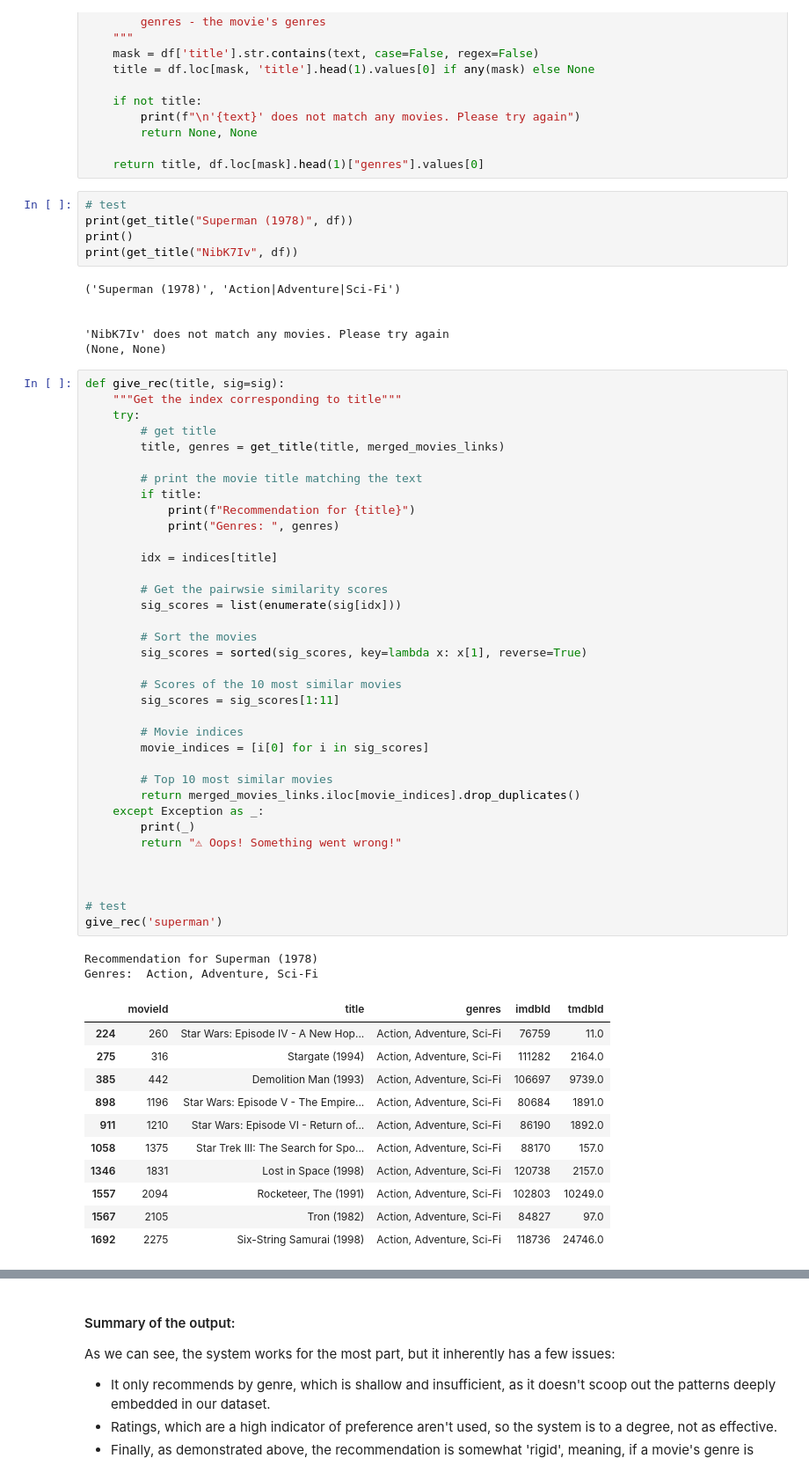
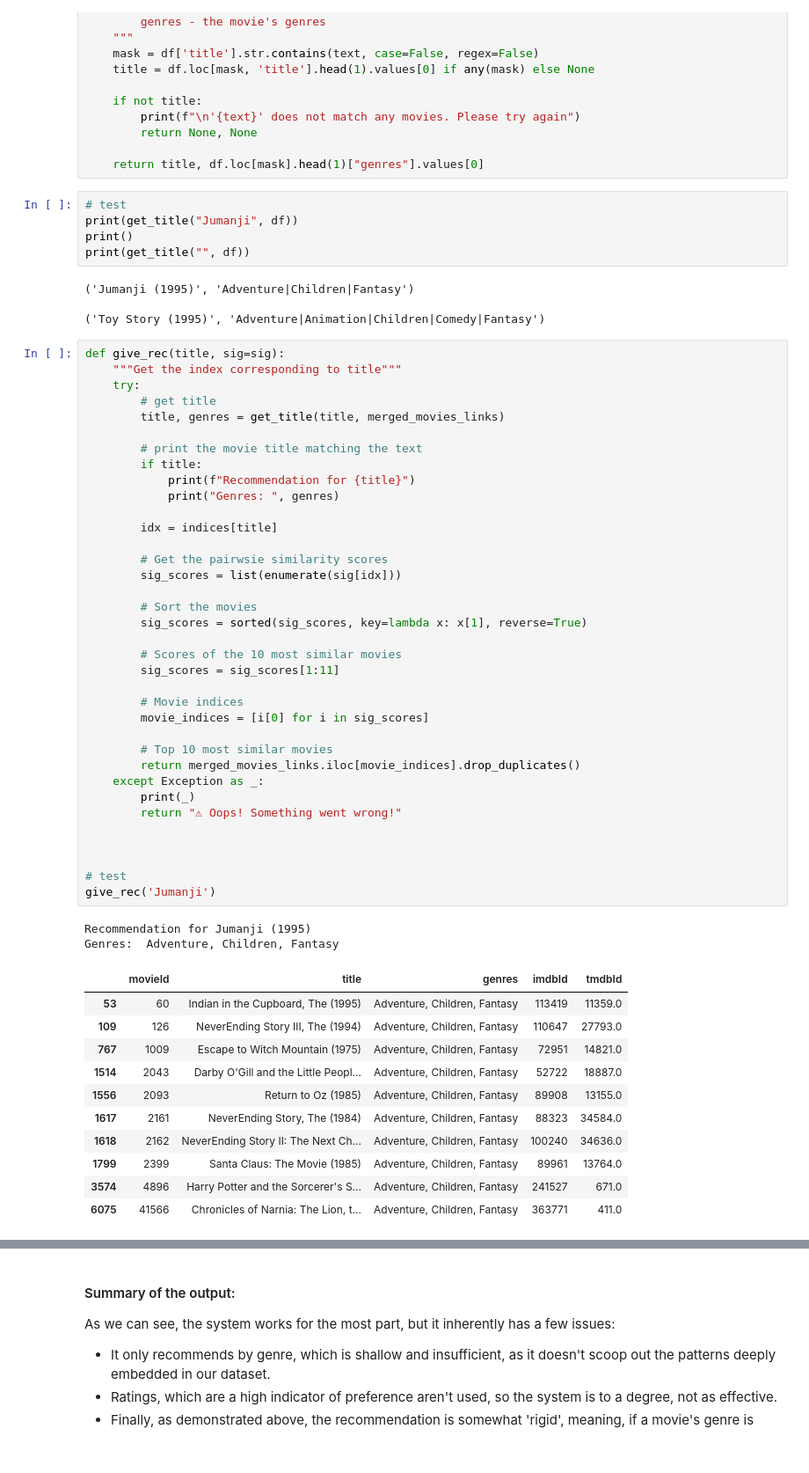
Before and after one commit to Allan-Kipkemei/Movie-Recommendation-System, a Jupyter notebook: student.ipynb, the cells around one changed output, grey strips where cells are left out. Shown at 88% size. Drawn from its saved outputs; the diff is of its cells as text.

```diff
--- a/student.ipynb
+++ b/student.ipynb
@@ -771,15 +1002,13 @@ def get_title(text, df=df):
     return title, df.loc[mask].head(1)["genres"].values[0]
 # %%
 # test
-print(get_title("Superman (1978)", df))
+print(get_title("Jumanji", df))
 print()
-print(get_title("NibK7Iv", df))
+print(get_title("", df))
 # %% [output]
-('Superman (1978)', 'Action|Adventure|Sci-Fi')
+('Jumanji (1995)', 'Adventure|Children|Fantasy')
 
-
-'NibK7Iv' does not match any movies. Please try again
-(None, None)
+('Toy Story (1995)', 'Adventure|Animation|Children|Comedy|Fantasy')
 # %%
 def give_rec(title, sig=sig):
     """Get the index corresponding to title"""
@@ -790,43 +1019,43 @@ def give_rec(title, sig=sig):
         # print the movie title matching the text
         if title:
             print(f"Recommendation for {title}")
             print("Genres: ", genres)
 
         idx = indices[title]
 
         # Get the pairwsie similarity scores
         sig_scores = list(enumerate(sig[idx]))
 
         # Sort the movies
         sig_scores = sorted(sig_scores, key=lambda x: x[1], reverse=True)
 
         # Scores of the 10 most similar movies
         sig_scores = sig_scores[1:11]
 
         # Movie indices
         movie_indices = [i[0] for i in sig_scores]
 
         # Top 10 most similar movies
         return merged_movies_links.iloc[movie_indices].drop_duplicates()
     except Exception as _:
         print(_)
         return "⚠ Oops! Something went wrong!"
 
 
 
 # test
-give_rec('superman')
+give_rec('Jumanji')
 # %% [output]
-Recommendation for Superman (1978)
-Genres:  Action, Adventure, Sci-Fi
+Recommendation for Jumanji (1995)
+Genres:  Adventure, Children, Fantasy
 |  | movieId | title | genres | imdbId | tmdbId |
-| 224 | 260 | Star Wars: Episode IV - A New Hop... | Action, Adventure, Sci-Fi | 76759 | 11.0 |
-| 275 | 316 | Stargate (1994) | Action, Adventure, Sci-Fi | 111282 | 2164.0 |
-| 385 | 442 | Demolition Man (1993) | Action, Adventure, Sci-Fi | 106697 | 9739.0 |
-| 898 | 1196 | Star Wars: Episode V - The Empire... | Action, Adventure, Sci-Fi | 80684 | 1891.0 |
-| 911 | 1210 | Star Wars: Episode VI - Return of... | Action, Adventure, Sci-Fi | 86190 | 1892.0 |
-| 1058 | 1375 | Star Trek III: The Search for Spo... | Action, Adventure, Sci-Fi | 88170 | 157.0 |
-| 1346 | 1831 | Lost in Space (1998) | Action, Adventure, Sci-Fi | 120738 | 2157.0 |
-| 1557 | 2094 | Rocketeer, The (1991) | Action, Adventure, Sci-Fi | 102803 | 10249.0 |
-| 1567 | 2105 | Tron (1982) | Action, Adventure, Sci-Fi | 84827 | 97.0 |
-| 1692 | 2275 | Six-String Samurai (1998) | Action, Adventure, Sci-Fi | 118736 | 24746.0 |
+| 53 | 60 | Indian in the Cupboard, The (1995) | Adventure, Children, Fantasy | 113419 | 11359.0 |
+| 109 | 126 | NeverEnding Story III, The (1994) | Adventure, Children, Fantasy | 110647 | 27793.0 |
+| 767 | 1009 | Escape to Witch Mountain (1975) | Adventure, Children, Fantasy | 72951 | 14821.0 |
+| 1514 | 2043 | Darby O'Gill and the Little Peopl... | Adventure, Children, Fantasy | 52722 | 18887.0 |
+| 1556 | 2093 | Return to Oz (1985) | Adventure, Children, Fantasy | 89908 | 13155.0 |
+| 1617 | 2161 | NeverEnding Story, The (1984) | Adventure, Children, Fantasy | 88323 | 34584.0 |
+| 1618 | 2162 | NeverEnding Story II: The Next Ch... | Adventure, Children, Fantasy | 100240 | 34636.0 |
+| 1799 | 2399 | Santa Claus: The Movie (1985) | Adventure, Children, Fantasy | 89961 | 13764.0 |
+| 3574 | 4896 | Harry Potter and the Sorcerer's S... | Adventure, Children, Fantasy | 241527 | 671.0 |
+| 6075 | 41566 | Chronicles of Narnia: The Lion, t... | Adventure, Children, Fantasy | 363771 | 411.0 |
```
Also changed, not shown: parts of 23 cells of this notebook, 5 other files.
